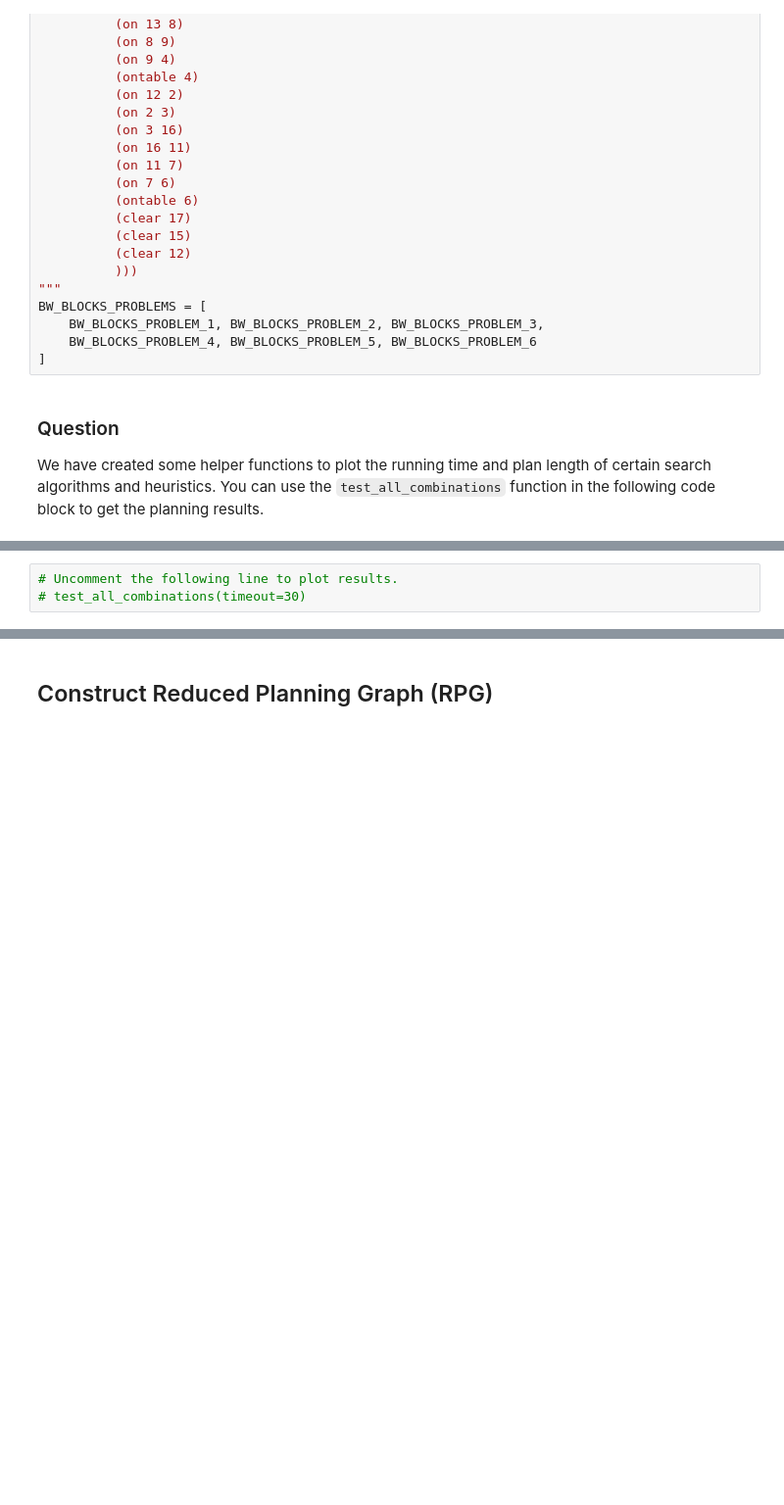
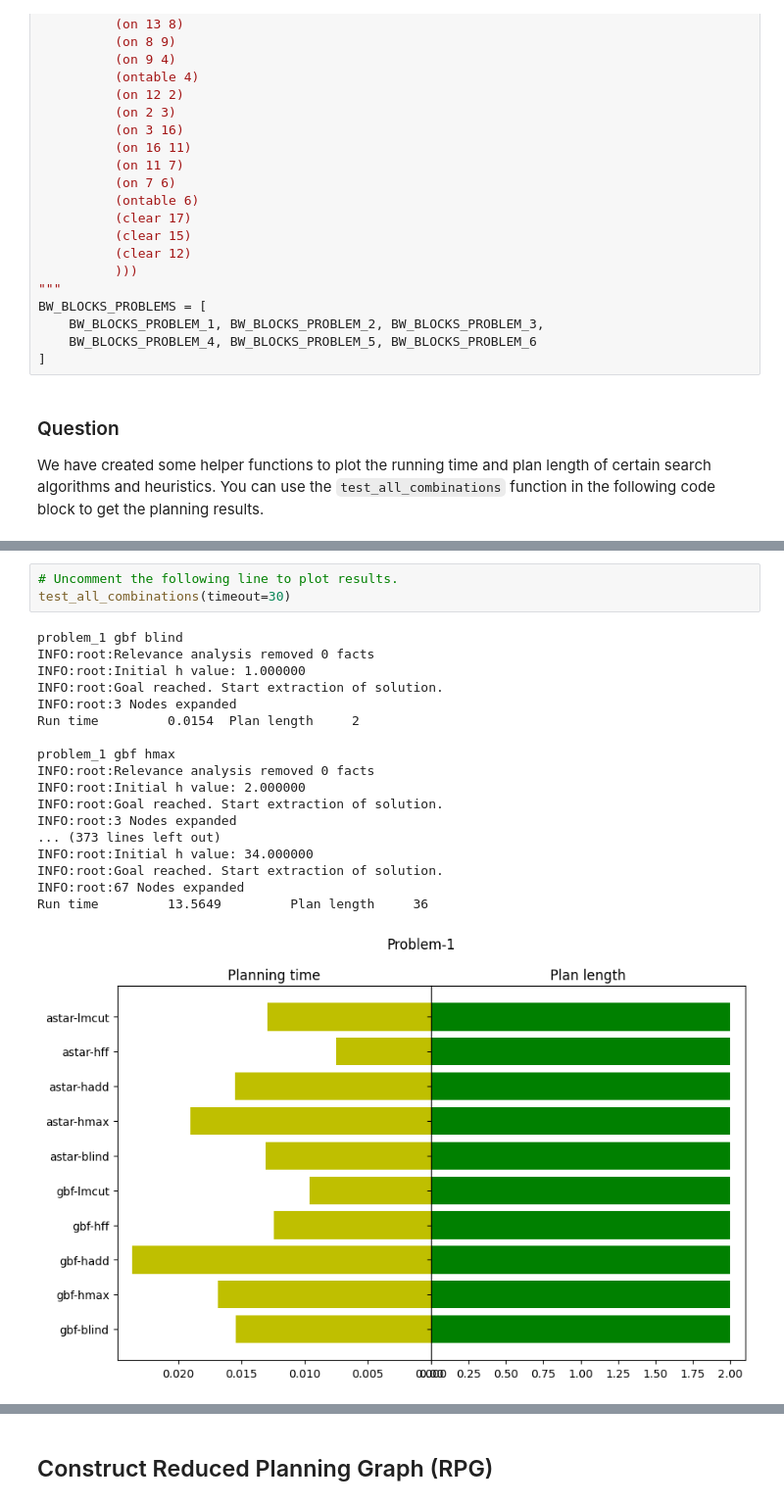
Before and after one commit to EmIbrahimovic/sp26_6_4110_hw_colabs, a Jupyter notebook: HW05.ipynb, the cells around one changed output, grey strips where cells are left out. Shown at 98% size. Cells and saved outputs as stored; diff of their text form; blank space fills up the shorter version.

```diff
--- a/HW05.ipynb
+++ b/HW05.ipynb
@@ -1591,3 +1625,22 @@ importlib.reload(logging)
 # %%
 # Uncomment the following line to plot results.
-# test_all_combinations(timeout=30)
+test_all_combinations(timeout=30)
+# %% [output]
+problem_1 gbf blind
+INFO:root:Relevance analysis removed 0 facts
+INFO:root:Initial h value: 1.000000
+INFO:root:Goal reached. Start extraction of solution.
+INFO:root:3 Nodes expanded
+Run time         0.0154  Plan length     2
+
+problem_1 gbf hmax
+INFO:root:Relevance analysis removed 0 facts
+INFO:root:Initial h value: 2.000000
+INFO:root:Goal reached. Start extraction of solution.
+INFO:root:3 Nodes expanded
+... (373 lines left out)
+INFO:root:Initial h value: 34.000000
+INFO:root:Goal reached. Start extraction of solution.
+INFO:root:67 Nodes expanded
+Run time         13.5649         Plan length     36
+[figure, added]
```
Also changed, not shown: parts of 8 cells of this notebook.
